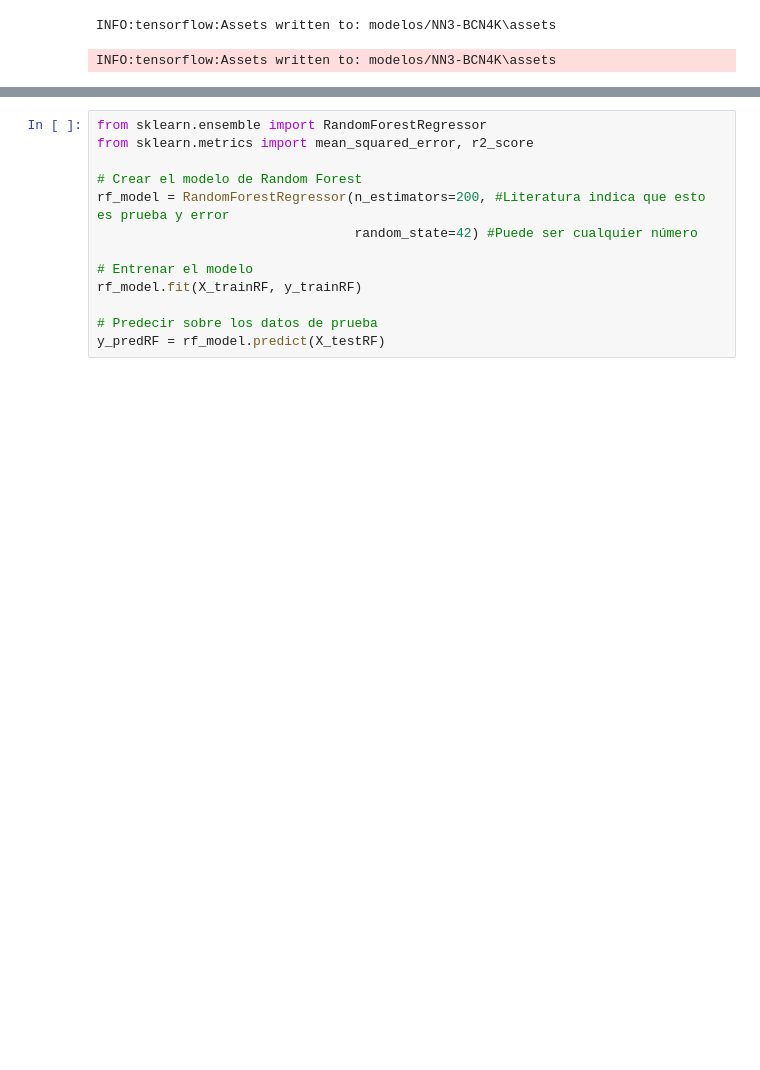
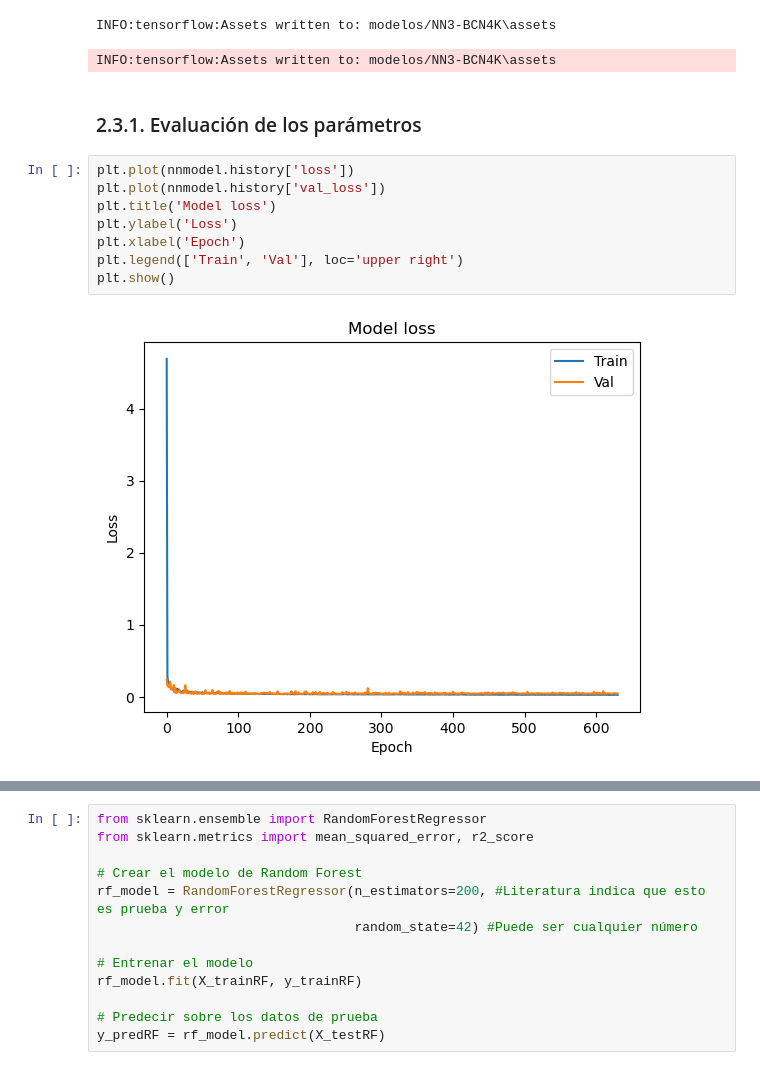
Before and after one commit to jrojasquiroz/hppAI, a Jupyter notebook: 4-Calibracion.ipynb, the cells around one changed output, grey strips where cells are left out. Cells and saved outputs as stored; diff of their text form; blank space fills up the shorter version.

```diff
--- a/4-Calibracion.ipynb
+++ b/4-Calibracion.ipynb
@@ -464,3 +468,15 @@ with open("modelos/NN3-BCN4K/history.pkl", "wb") as f:
 # %% [output]
 INFO:tensorflow:Assets written to: modelos/NN3-BCN4K\assets
 INFO:tensorflow:Assets written to: modelos/NN3-BCN4K\assets
+# %% [markdown]
+### 2.3.1. Evaluación de los parámetros
+# %%
+plt.plot(nnmodel.history['loss'])
+plt.plot(nnmodel.history['val_loss'])
+plt.title('Model loss')
+plt.ylabel('Loss')
+plt.xlabel('Epoch')
+plt.legend(['Train', 'Val'], loc='upper right')
+plt.show()
+# %% [output]
+[figure, added]
```
Also changed, not shown: parts of 24 cells of this notebook.
